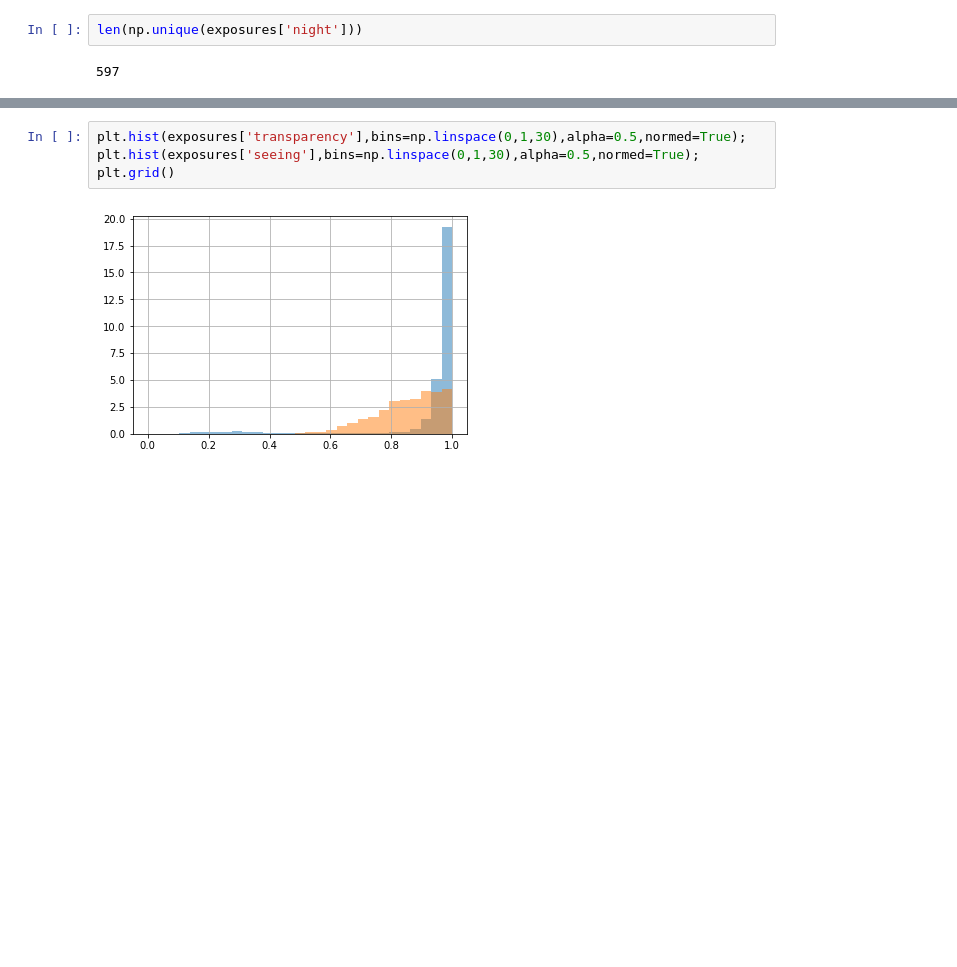
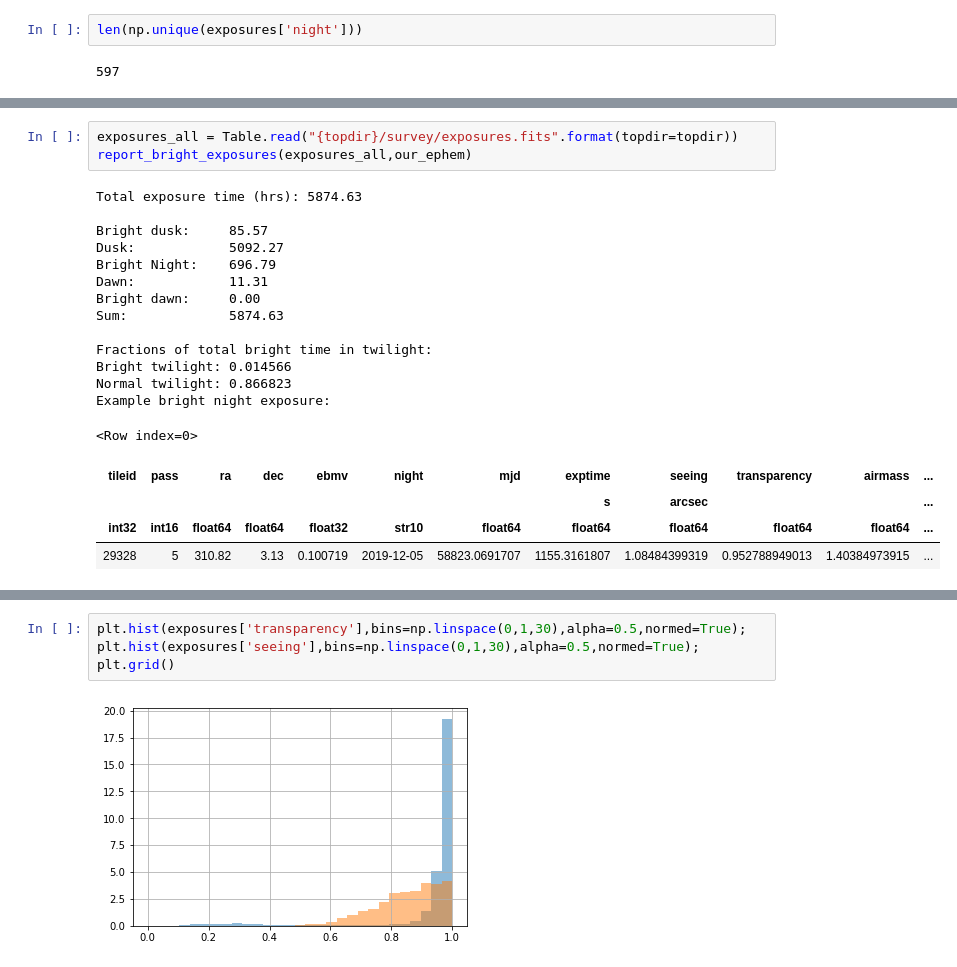
Before and after one commit to apcooper/desinb, a Jupyter notebook: quicksurvey2017b.ipynb, the cells around one changed output, grey strips where cells are left out. Saved outputs shown, nothing was run; the diff lists cells and outputs as text; blank space fills up the shorter version.

```diff
--- a/quicksurvey2017b.ipynb
+++ b/quicksurvey2017b.ipynb
@@ -211,0 +239,22 @@ Normal twilight: 0.317982
+# %%
+exposures_all = Table.read("{topdir}/survey/exposures.fits".format(topdir=topdir))
+report_bright_exposures(exposures_all,our_ephem)
+# %% [output]
+Total exposure time (hrs): 5874.63
+
+Bright dusk:     85.57
+Dusk:            5092.27
+Bright Night:    696.79
+Dawn:            11.31
+Bright dawn:     0.00
+Sum:             5874.63
+
+Fractions of total bright time in twilight:
+Bright twilight: 0.014566
+Normal twilight: 0.866823
+Example bright night exposure:
+<Row index=0>
+| tileid | pass | ra | dec | ebmv | night | mjd | exptime | seeing | transparency | airmass | ... |
+|  |  |  |  |  |  |  | s | arcsec |  |  | ... |
+| int32 | int16 | float64 | float64 | float32 | str10 | float64 | float64 | float64 | float64 | float64 | ... |
+| 29328 | 5 | 310.82 | 3.13 | 0.100719 | 2019-12-05 | 58823.0691707 | 1155.3161807 | 1.08484399319 | 0.952788949013 | 1.40384973915 | ... |
```
Also changed, not shown: parts of 20 cells of this notebook, 1 other file.
